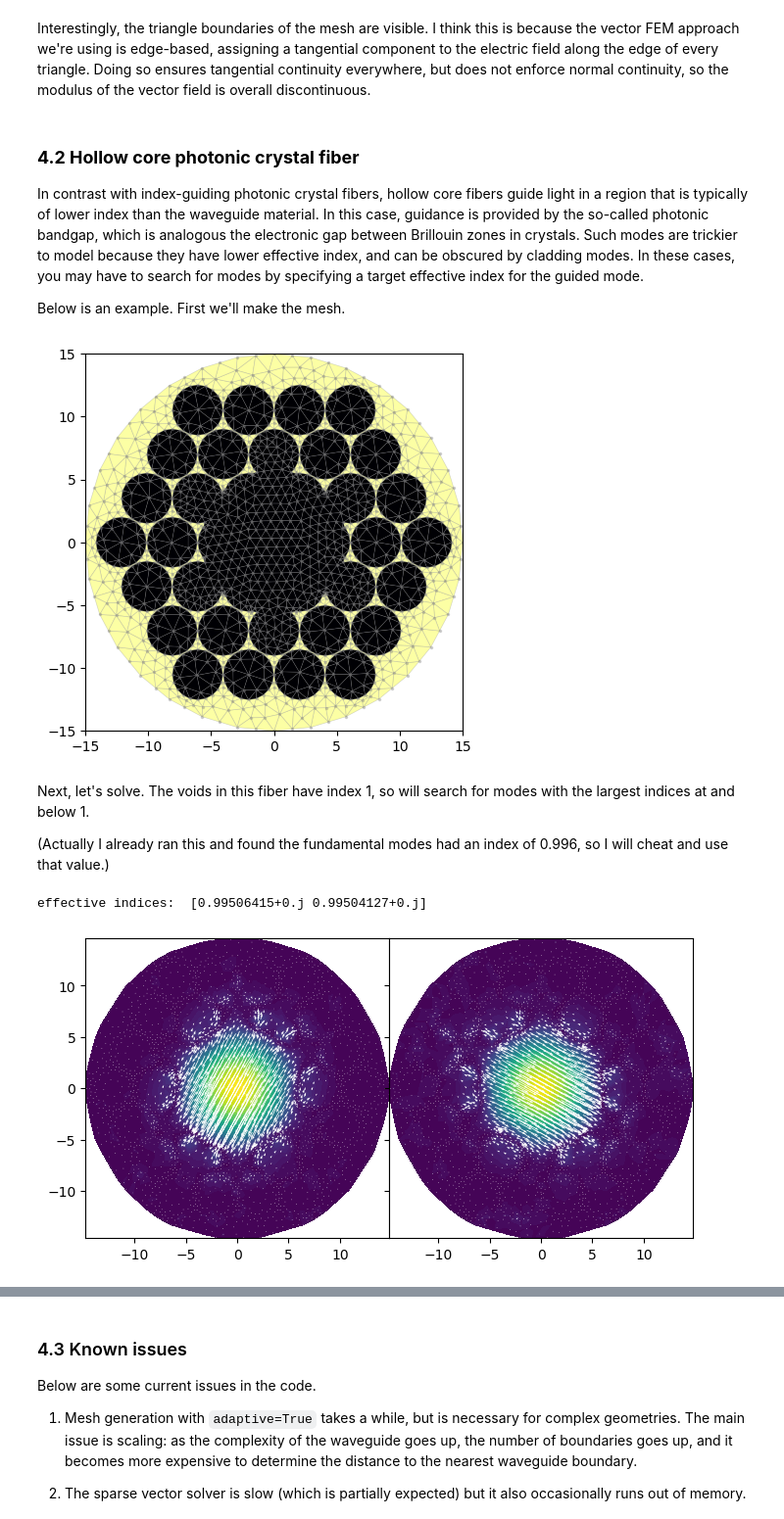
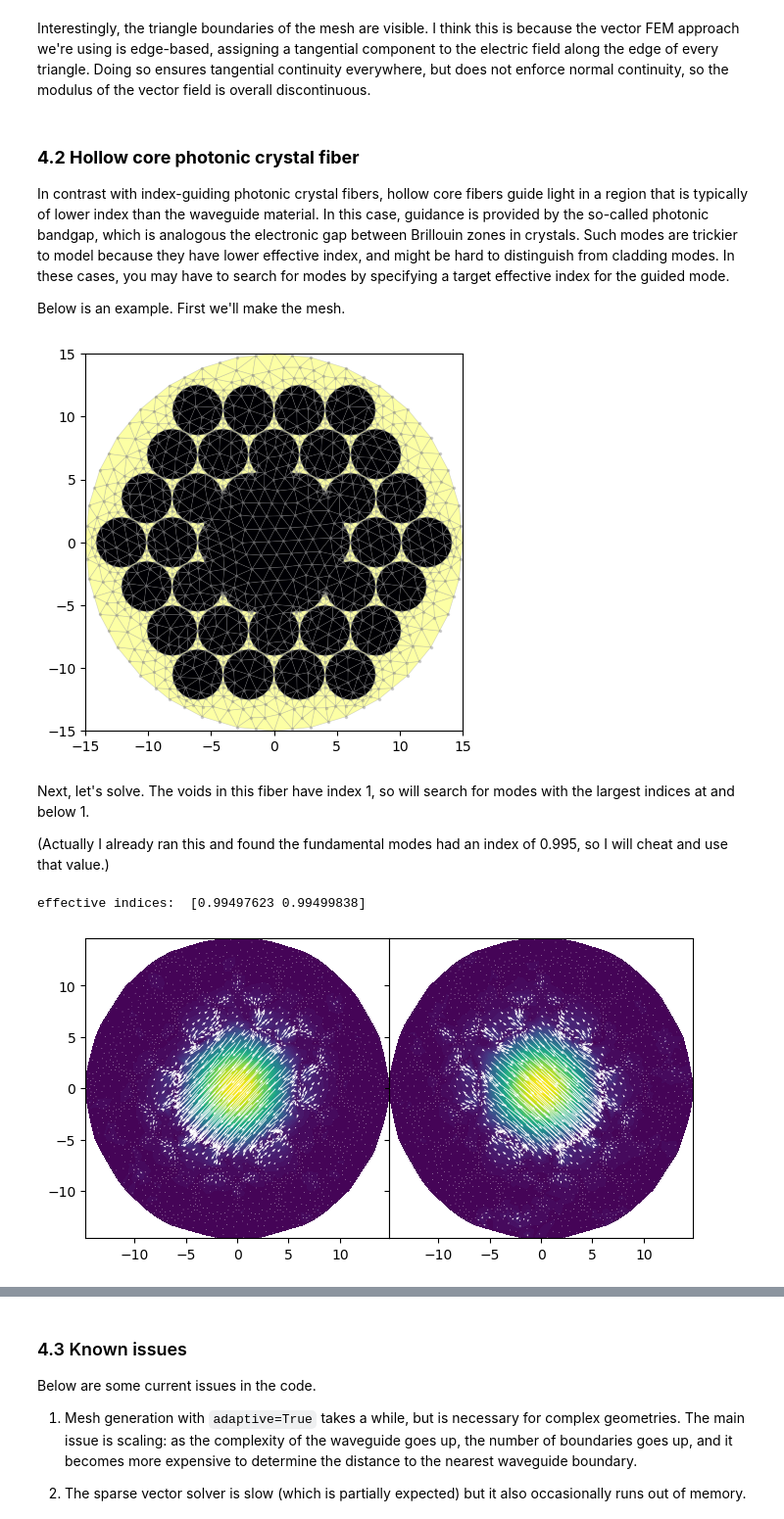
Before and after one commit to SAIL-Labs/wavesolve, a Jupyter notebook: getting-started.ipynb, the cells around one changed output, grey strips where cells are left out. Shown at 98% size. Saved outputs shown, nothing was run; the diff lists cells and outputs as text; code cells hidden in the pictures.

```diff
--- a/getting-started.ipynb
+++ b/getting-started.ipynb
@@ -429,12 +437,14 @@ from wavesolve.fe_solver import solve_waveguide_vec,plot_vector_mode
 import matplotlib.pyplot as plt
 
 IOR_dict = PCF.assign_IOR()
-w,v,n = solve_waveguide_vec(m,wl,IOR_dict,plot=False,Nmax=10)
+w,v,n = solve_waveguide_vec(m,wl,IOR_dict,plot=False,Nmax=10,sparse_solve_mode="factorize")
 
 fig,axs = plt.subplots(1,2,sharey=True,figsize=(8,4))
 for i,ax in enumerate(axs):
     ax.set_aspect('equal')
     plot_vector_mode(m,v[i],ax=axs[i])
+
+
 plt.subplots_adjust(hspace=0,wspace=0)
 plt.show()
 # %% [output]
@@ -441,0 +454,18 @@ plt.show()
+# %%
+from wavesolve.fe_solver import plot_scalar_mode
+from mpl_toolkits.axes_grid1 import make_axes_locatable
+import numpy as np
+
+Ne = m.num_edges # number of mesh edges
+
+fig,axs = plt.subplots(1,2,sharey=True,figsize=(8,4))
+
+
+for i,ax in enumerate(axs):
+    im = plot_scalar_mode(m,np.real(v[i,Ne:]),ax=ax) # the longitudinal components are at the end of the vector
+
+    divider = make_axes_locatable(ax)
+    cax = divider.append_axes('right', size='5%', pad=0.05)
+    fig.colorbar(im, cax=cax, orientation='vertical')
+plt.subplots_adjust(wspace=0.25)
+plt.show()
@@ -458,7 +490,7 @@ plt.show()
 Interestingly, the triangle boundaries of the mesh are visible. I think this is because the vector FEM approach we're using is edge-based, assigning a tangential component to the electric field along the edge of every triangle. Doing so ensures tangential continuity everywhere, but does not enforce normal continuity, so the modulus of the vector field is overall discontinuous.
 # %% [markdown]
 ### **4.2 Hollow core photonic crystal fiber**
-In contrast with index-guiding photonic crystal fibers, hollow core fibers guide light in a region that is typically of lower index than the waveguide material. In this case, guidance is provided by the so-called photonic bandgap, which is analogous the electronic gap between Brillouin zones in crystals. Such modes are trickier to model because they have lower effective index, and can be obscured by cladding modes. In these cases, you may have to search for modes by specifying a target effective index for the guided mode.
+In contrast with index-guiding photonic crystal fibers, hollow core fibers guide light in a region that is typically of lower index than the waveguide material. In this case, guidance is provided by the so-called photonic bandgap, which is analogous the electronic gap between Brillouin zones in crystals. Such modes are trickier to model because they have lower effective index, and might be hard to distinguish from cladding modes. In these cases, you may have to search for modes by specifying a target effective index for the guided mode.
 
 Below is an example. First we'll make the mesh.
 # %%
@@ -471,32 +503,34 @@ clad_radius = 15.
 nclad = 1.444
 hole_separation = 4.05
 
-hollow_PCF = PhotonicBandgapFiber(void_radius,hole_radius,clad_radius,nclad,hole_separation,20,32,hole_mesh_size=0.8,clad_mesh_size=2.)
+hollow_PCF = PhotonicBandgapFiber(void_radius,hole_radius,clad_radius,nclad,hole_separation,20,32,hole_mesh_size=1.2,clad_mesh_size=2.)
 
 m = hollow_PCF.make_mesh(order=1,adaptive=True)
 hollow_PCF.plot_mesh(m)
 # %% [output]
-[figure, old version]
+[figure, new version]
 # %% [markdown]
 Next, let's solve. The voids in this fiber have index 1, so will search for modes with the largest indices at and below 1.
 
-(Actually I already ran this and found the fundamental modes had an index of 0.996, so I will cheat and use that value.)
+(Actually I already ran this and found the fundamental modes had an index of 0.995, so I will cheat and use that value.)
 # %%
-from wavesolve.fe_solver import get_eff_index
+from wavesolve.fe_solver import get_eff_index,solve_waveguide_vec,plot_vector_mode
+import matplotlib.pyplot as plt
 
 IOR_dict = hollow_PCF.assign_IOR()
 wl = 1.65
 
-w,v,n = solve_waveguide_vec(m,wl,IOR_dict,plot=False,target_neff=0.996,Nmax=2)
+# we'll use sparse_solve_mode = "straight", which uses the eigsh solver - when it works it's faster than eigs
+w,v,n = solve_waveguide_vec(m,wl,IOR_dict,plot=False,target_neff=0.995,Nmax=2,sparse_solve_mode="straight")
 
 print("effective indices: ", get_eff_index(wl,w))
 
 fig,axs = plt.subplots(1,2,sharey=True,figsize=(8,4))
 for i,ax in enumerate(axs):
     ax.set_aspect('equal')
     plot_vector_mode(m,v[i],ax=axs[i])
 plt.subplots_adjust(hspace=0,wspace=0)
 plt.show()
 # %% [output]
-effective indices:  [0.99506415+0.j 0.99504127+0.j]
+effective indices:  [0.99497623 0.99499838]
-[figure, old version]
+[figure, new version]
```
Also changed, not shown: parts of 12 cells of this notebook.
